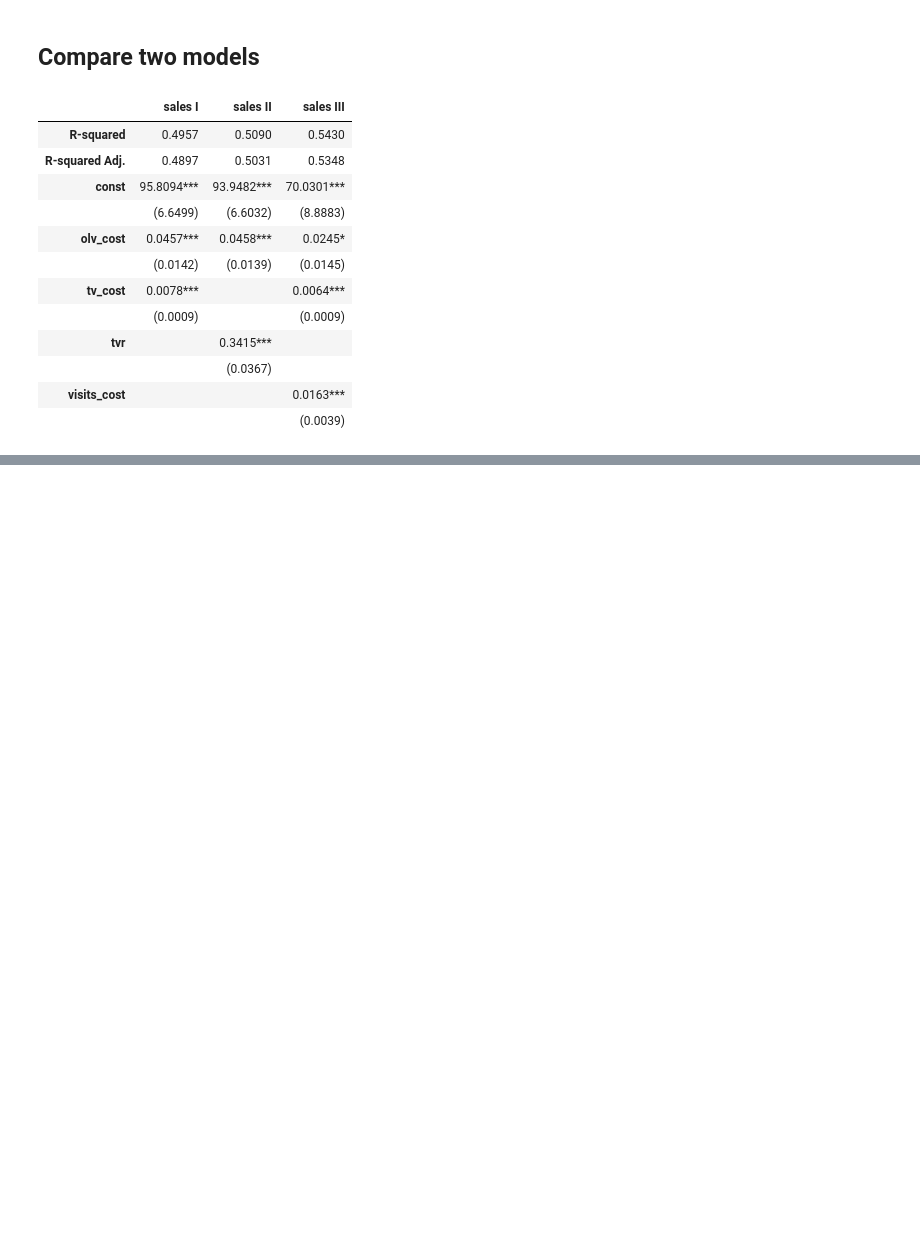
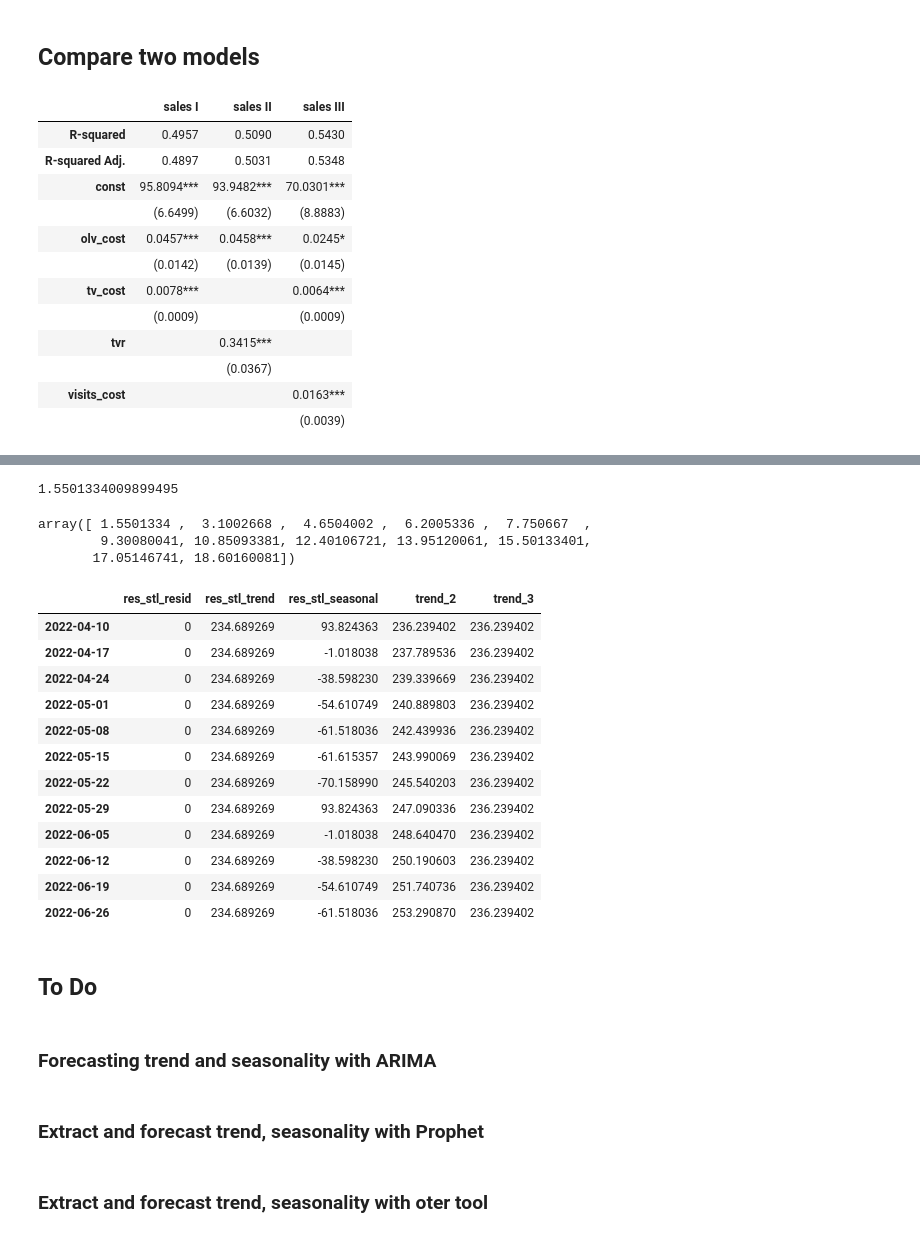
Before and after one commit to avrorum/mmm_tools, a Jupyter notebook: notebooks/useful_funcs.ipynb, the cells around one changed output, grey strips where cells are left out. Cells and saved outputs as stored; diff of their text form; code cells hidden in the pictures; blank space fills up the shorter version.

```diff
--- a/notebooks/useful_funcs.ipynb
+++ b/notebooks/useful_funcs.ipynb
@@ -232,8 +217,0 @@ plt.show()
-# %%
-df_timeseries = pd.DataFrame(y)
-df_timeseries['res_stl_resid'] = res_stl.resid
-df_timeseries['res_stl_trend'] = res_stl.trend
-df_timeseries['res_stl_seasonal'] = res_stl.seasonal
-
-
-df_timeseries.head()
@@ -332,0 +220,10 @@ future_predictions = model.predict(future_X)
+# %%
+future_dates = pd.date_range(start='2022-04-04', periods=12, freq='W')
+
+future_X = pd.DataFrame(index=future_dates, columns=df_timeseries.columns)
+
+future_X['res_stl_trend'] = model_stl.trend[-1]  # Assuming trend continues
+future_X['res_stl_seasonal'] = np.tile(model_stl.seasonal.tail(7).values, 2)[:12]  # Use the last observed seasonal pattern
+future_X['res_stl_resid'] = 0  # Assuming no residual for simplicity
+
+future_X
@@ -332,0 +244,41 @@ future_predictions = model.predict(future_X)
+# %%
+# Extrapolate the trend into the future using the last observed slope
+
+last_observed_slope = model_stl.trend.diff().iloc[-1]
+future_X['trend_2'] = model_stl.trend[-1] + np.arange(1, 13) * last_observed_slope
+# %%
+last_observed_slope
+# %% [output]
+1.5501334009899495
+# %%
+np.arange(1, 13) * last_observed_slope
+# %% [output]
+array([ 1.5501334 ,  3.1002668 ,  4.6504002 ,  6.2005336 ,  7.750667  ,
+        9.30080041, 10.85093381, 12.40106721, 13.95120061, 15.50133401,
+       17.05146741, 18.60160081])
+# %%
+future_X['trend_3'] = model_stl.trend[-1] + 1 * last_observed_slope
+# %%
+future_X
+# %% [output]
+|  | res_stl_resid | res_stl_trend | res_stl_seasonal | trend_2 | trend_3 |
+| 2022-04-10 | 0 | 234.689269 | 93.824363 | 236.239402 | 236.239402 |
+| 2022-04-17 | 0 | 234.689269 | -1.018038 | 237.789536 | 236.239402 |
+| 2022-04-24 | 0 | 234.689269 | -38.598230 | 239.339669 | 236.239402 |
+| 2022-05-01 | 0 | 234.689269 | -54.610749 | 240.889803 | 236.239402 |
+| 2022-05-08 | 0 | 234.689269 | -61.518036 | 242.439936 | 236.239402 |
+| 2022-05-15 | 0 | 234.689269 | -61.615357 | 243.990069 | 236.239402 |
+| 2022-05-22 | 0 | 234.689269 | -70.158990 | 245.540203 | 236.239402 |
+| 2022-05-29 | 0 | 234.689269 | 93.824363 | 247.090336 | 236.239402 |
+| 2022-06-05 | 0 | 234.689269 | -1.018038 | 248.640470 | 236.239402 |
+| 2022-06-12 | 0 | 234.689269 | -38.598230 | 250.190603 | 236.239402 |
+| 2022-06-19 | 0 | 234.689269 | -54.610749 | 251.740736 | 236.239402 |
+| 2022-06-26 | 0 | 234.689269 | -61.518036 | 253.290870 | 236.239402 |
+# %% [markdown]
+## To Do
+# %% [markdown]
+### Forecasting trend and seasonality with ARIMA
+# %% [markdown]
+### Extract and forecast trend, seasonality with Prophet
+# %% [markdown]
+### Extract and forecast trend, seasonality with oter tool
```
Also changed, not shown: parts of 20 cells of this notebook, 8 other files.
